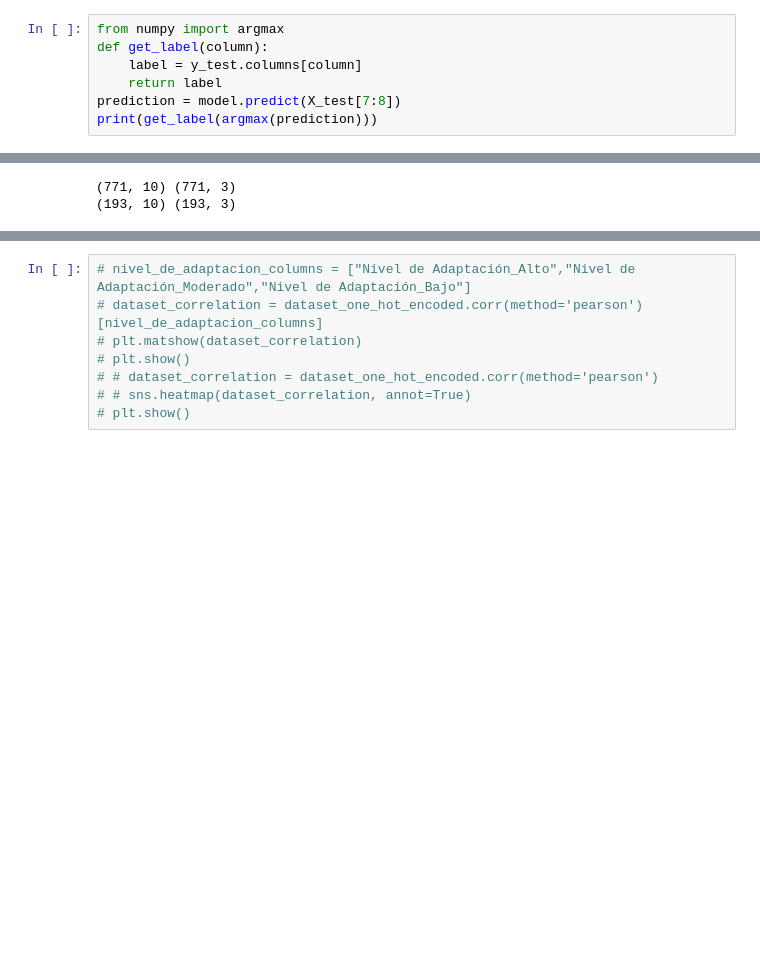
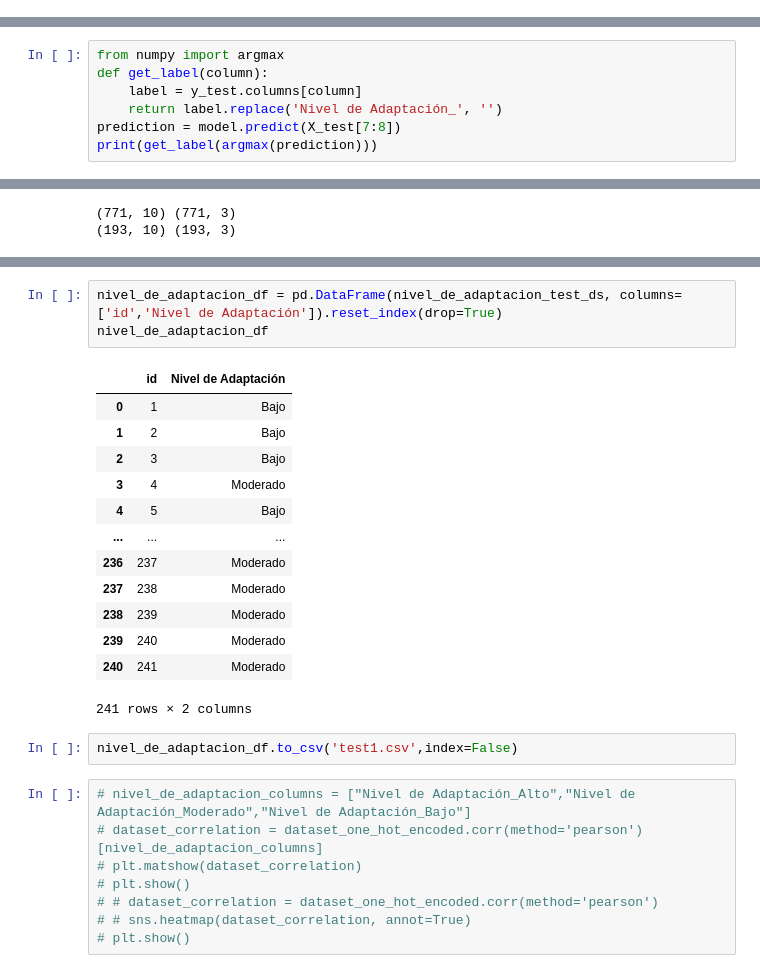
Before and after one commit to tiaraRS/NivelDeAdaptabilidad, a Jupyter notebook: Practica5.ipynb, the cells around one changed output, grey strips where cells are left out. Saved outputs shown, nothing was run; the diff lists cells and outputs as text; blank space fills up the shorter version.

```diff
--- a/Practica5.ipynb
+++ b/Practica5.ipynb
@@ -198,7 +174,0 @@ print(y_test[7:8])
-# %%
-from numpy import argmax
-def get_label(column):
-    label = y_test.columns[column]
-    return label
-prediction = model.predict(X_test[7:8])
-print(get_label(argmax(prediction)))
@@ -206,0 +199,7 @@ Nivel de Adaptación_Moderado
+# %%
+from numpy import argmax
+def get_label(column):
+    label = y_test.columns[column]
+    return label.replace('Nivel de Adaptación_', '')
+prediction = model.predict(X_test[7:8])
+print(get_label(argmax(prediction)))
@@ -380,3 +426,22 @@ Nivel de Adaptación_Moderado
+# %%
+nivel_de_adaptacion_df = pd.DataFrame(nivel_de_adaptacion_test_ds, columns=['id','Nivel de Adaptación']).reset_index(drop=True)
+nivel_de_adaptacion_df
+# %% [output]
+|  | id | Nivel de Adaptación |
+| 0 | 1 | Bajo |
+| 1 | 2 | Bajo |
+| 2 | 3 | Bajo |
+| 3 | 4 | Moderado |
+| 4 | 5 | Bajo |
+| ... | ... | ... |
+| 236 | 237 | Moderado |
+| 237 | 238 | Moderado |
+| 238 | 239 | Moderado |
+| 239 | 240 | Moderado |
+| 240 | 241 | Moderado |
+241 rows × 2 columns
+# %%
+nivel_de_adaptacion_df.to_csv('test1.csv',index=False)
 # %%
 # nivel_de_adaptacion_columns = ["Nivel de Adaptación_Alto","Nivel de Adaptación_Moderado","Nivel de Adaptación_Bajo"]
 # dataset_correlation = dataset_one_hot_encoded.corr(method='pearson')[nivel_de_adaptacion_columns]
```
Also changed, not shown: parts of 29 cells of this notebook, 12 other files.
